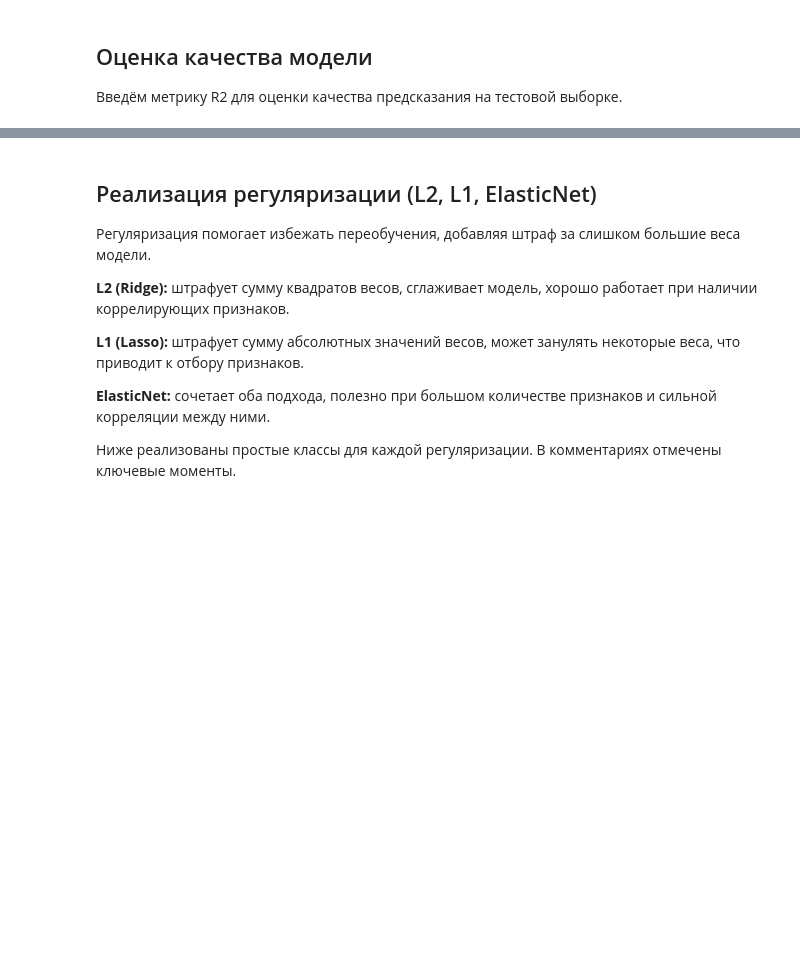
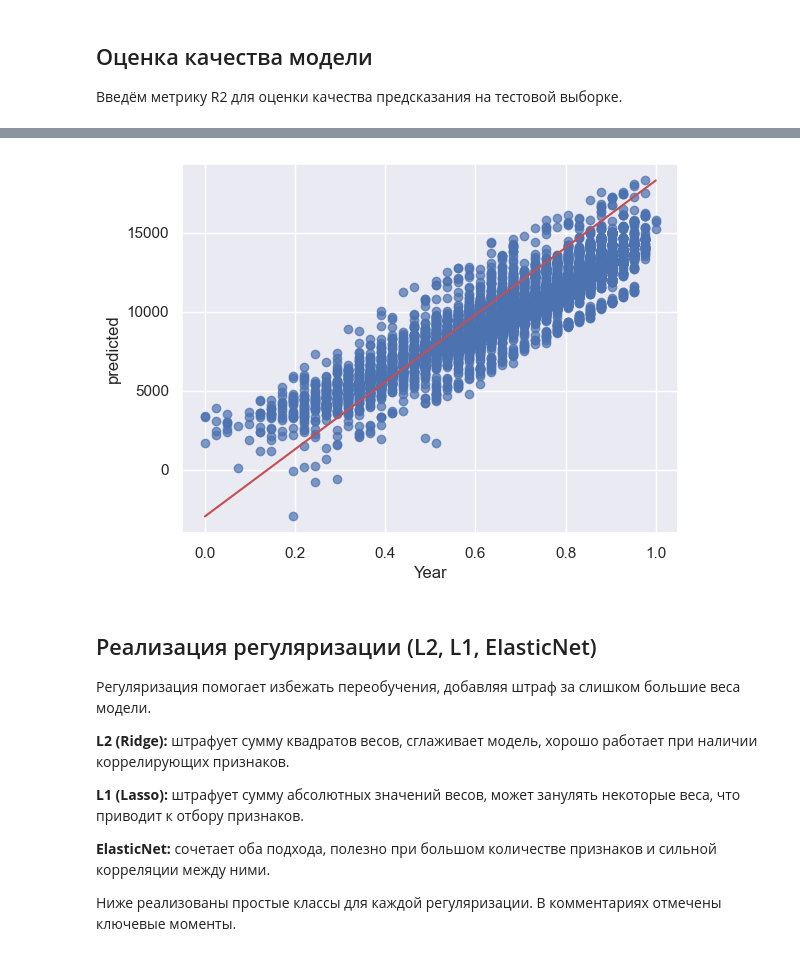
Before and after one commit to Axlifreeway/MachineLearningUTMN, a Jupyter notebook: lab3.ipynb, the cells around one changed output, grey strips where cells are left out. Cells and saved outputs as stored; diff of their text form; code cells hidden in the pictures; blank space fills up the shorter version.

```diff
--- a/lab3.ipynb
+++ b/lab3.ipynb
@@ -96,3 +125,10 @@ print('R2 на тесте:', r2_score(weights, X_test, y_test))
+# %%
+plt.scatter(X_test[:,0], yhat, alpha=0.7)
+plt.plot([X_test[:,0].min(), X_test[:,0].max()], [yhat.min(), yhat.max()], 'r')
+plt.xlabel(features_names[0])
+plt.ylabel('predicted');
+# %% [output]
+[figure, added]
 # %% [markdown]
 ## Реализация регуляризации (L2, L1, ElasticNet)
 
```
Also changed, not shown: parts of 14 cells of this notebook, 3 other files.
